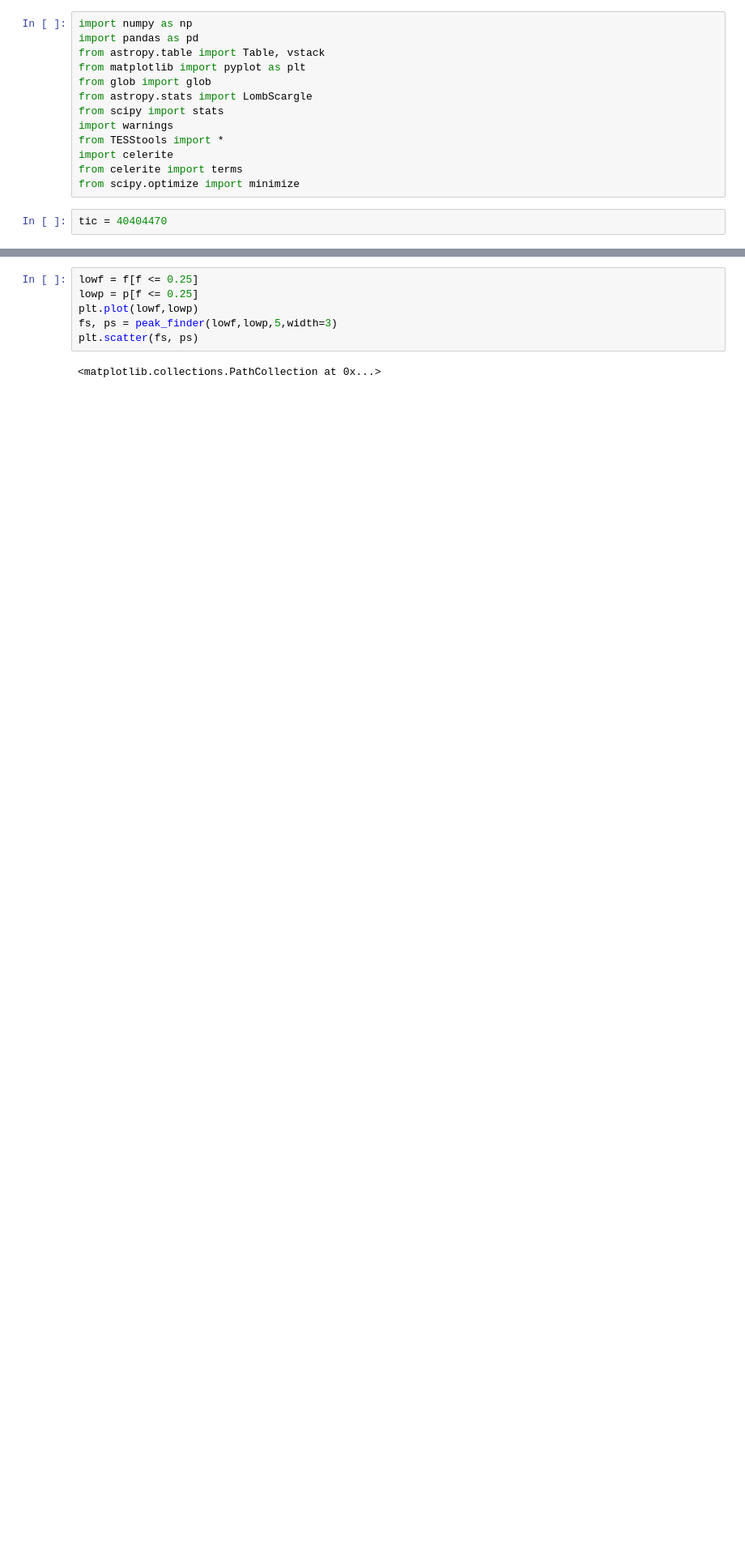
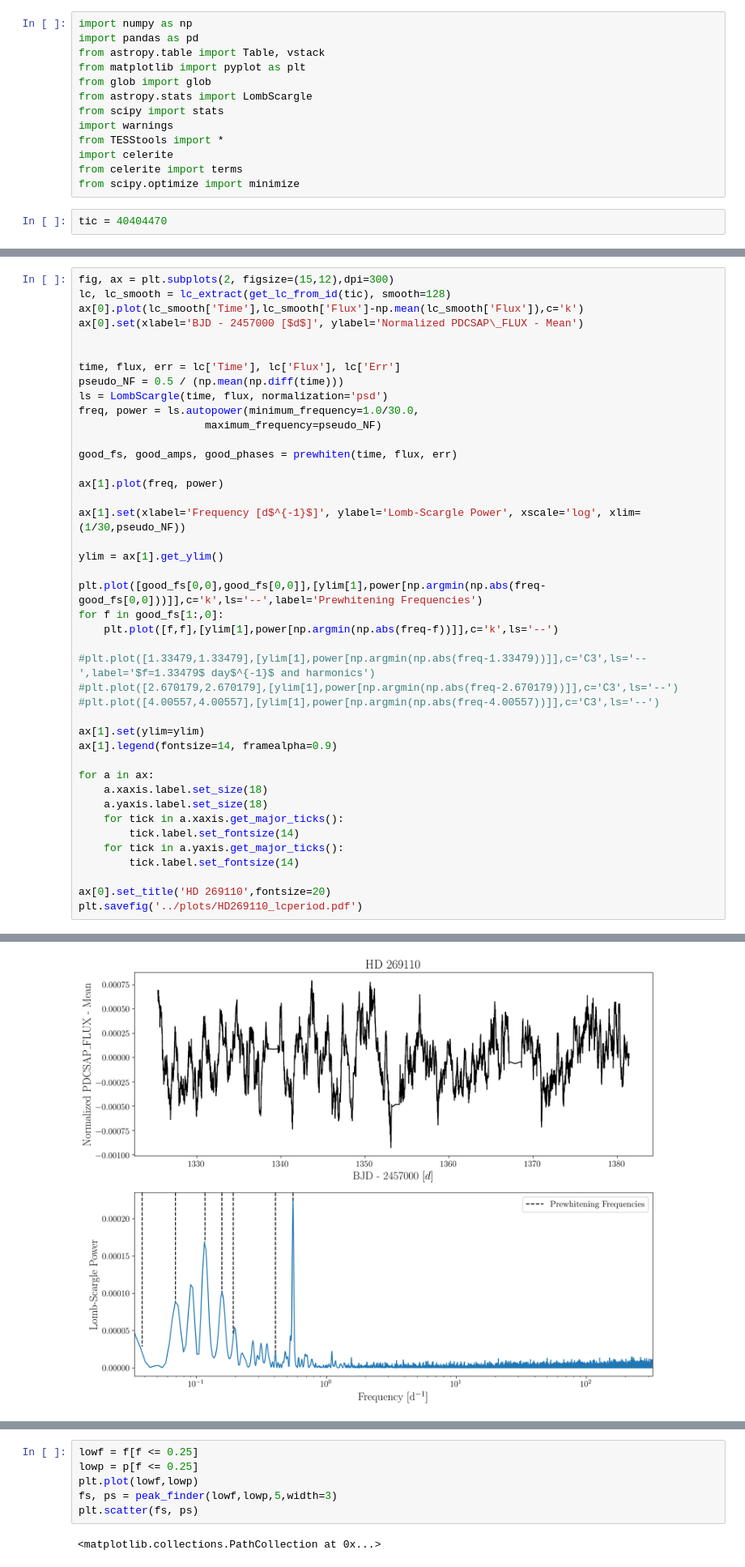
Before and after one commit to tzdwi/TESS, a Jupyter notebook: code/HD269110_YSG.ipynb, the cells around one changed output, grey strips where cells are left out. Shown at 81% size. Cells and saved outputs as stored; diff of their text form; blank space fills up the shorter version.

```diff
--- a/code/HD269110_YSG.ipynb
+++ b/code/HD269110_YSG.ipynb
@@ -55,0 +16,43 @@ plt.savefig('../plots/HD269110_lcperiod.pdf')
+# %%
+fig, ax = plt.subplots(2, figsize=(15,12),dpi=300)
+lc, lc_smooth = lc_extract(get_lc_from_id(tic), smooth=128)
+ax[0].plot(lc_smooth['Time'],lc_smooth['Flux']-np.mean(lc_smooth['Flux']),c='k')
+ax[0].set(xlabel='BJD - 2457000 [$d$]', ylabel='Normalized PDCSAP\_FLUX - Mean')
+
+
+time, flux, err = lc['Time'], lc['Flux'], lc['Err']
+pseudo_NF = 0.5 / (np.mean(np.diff(time)))
+ls = LombScargle(time, flux, normalization='psd')
+freq, power = ls.autopower(minimum_frequency=1.0/30.0,
+                    maximum_frequency=pseudo_NF)
+
+good_fs, good_amps, good_phases = prewhiten(time, flux, err)
+
+ax[1].plot(freq, power)
+
+ax[1].set(xlabel='Frequency [d$^{-1}$]', ylabel='Lomb-Scargle Power', xscale='log', xlim=(1/30,pseudo_NF))
+
+ylim = ax[1].get_ylim()
+
+plt.plot([good_fs[0,0],good_fs[0,0]],[ylim[1],power[np.argmin(np.abs(freq-good_fs[0,0]))]],c='k',ls='--',label='Prewhitening Frequencies')
+for f in good_fs[1:,0]:
+    plt.plot([f,f],[ylim[1],power[np.argmin(np.abs(freq-f))]],c='k',ls='--')
+
+#plt.plot([1.33479,1.33479],[ylim[1],power[np.argmin(np.abs(freq-1.33479))]],c='C3',ls='--',label='$f=1.33479$ day$^{-1}$ and harmonics')
+#plt.plot([2.670179,2.670179],[ylim[1],power[np.argmin(np.abs(freq-2.670179))]],c='C3',ls='--')
+#plt.plot([4.00557,4.00557],[ylim[1],power[np.argmin(np.abs(freq-4.00557))]],c='C3',ls='--')
+
+ax[1].set(ylim=ylim)
+ax[1].legend(fontsize=14, framealpha=0.9)
+
+for a in ax:
+    a.xaxis.label.set_size(18)
+    a.yaxis.label.set_size(18)
+    for tick in a.xaxis.get_major_ticks():
+        tick.label.set_fontsize(14)
+    for tick in a.yaxis.get_major_ticks():
+        tick.label.set_fontsize(14)
+
+ax[0].set_title('HD 269110',fontsize=20)
+plt.savefig('../plots/HD269110_lcperiod.pdf')
+# %% [output]
@@ -55,0 +63 @@ plt.savefig('../plots/HD269110_lcperiod.pdf')
+[figure, added]
```
Also changed, not shown: parts of 3 cells of this notebook, 7 other files.
